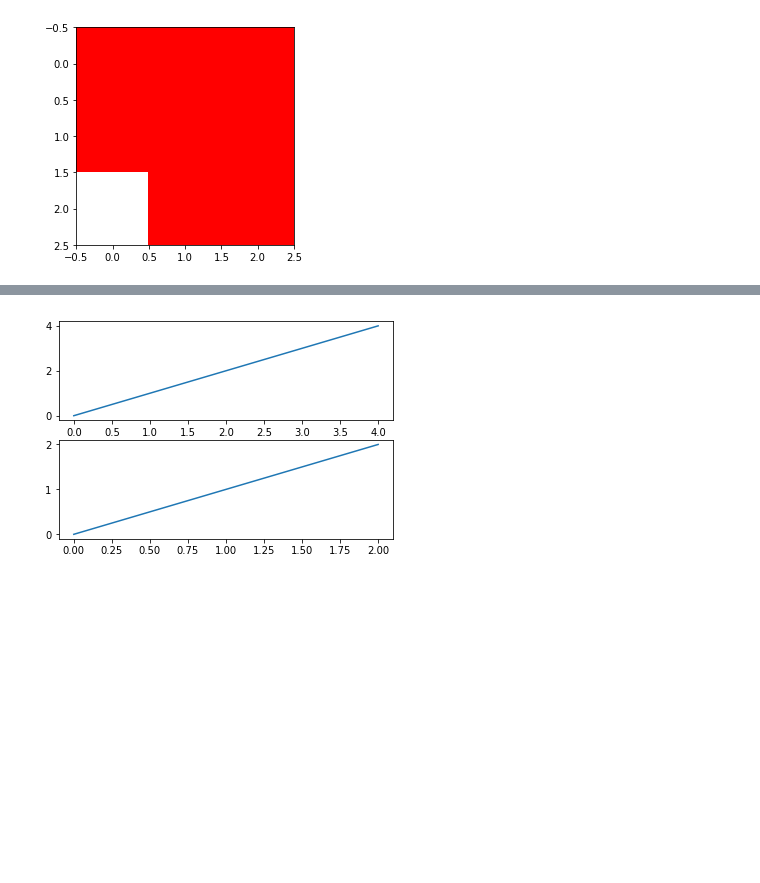
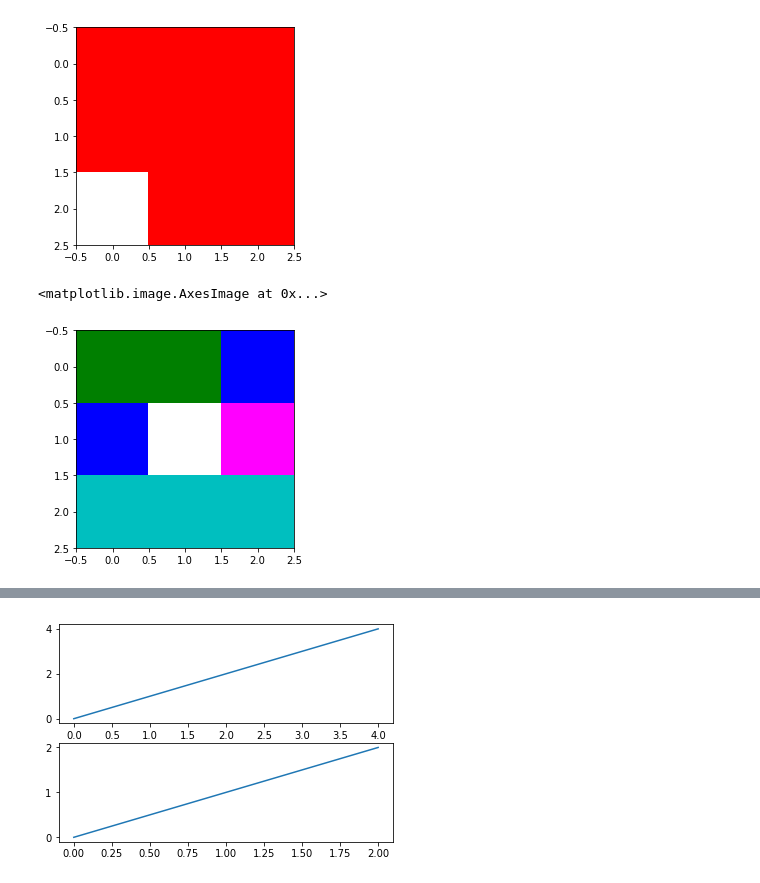
Before and after one commit to mjb-oz/urban_change, a Jupyter notebook: TestSpace.ipynb, the cells around one changed output, grey strips where cells are left out. Drawn from its saved outputs; the diff is of its cells as text; code cells hidden in the pictures; blank space fills up the shorter version.

```diff
--- a/TestSpace.ipynb
+++ b/TestSpace.ipynb
@@ -20,6 +82,26 @@ imshow(bg)
 # %% [output]
 <matplotlib.image.AxesImage at 0x...>
 [figure]
+# %%
+% matplotlib inline
+import matplotlib.colors as colors
+import matplotlib.pyplot as plt
+import numpy as np
+import matplotlib as mpl
+
+
+test = np.zeros((3,3), dtype = np.float32)
+test[:] = np.arange(1,10).reshape(3,3)
+test[1,1] = np.nan
+
+cmap = colors.ListedColormap(['g','b','fuchsia', 'c'])
+# bounds = [1,2,3,4]
+# norm = colors.BoundaryNorm(bounds, cmap.N)
+
+plt.imshow(test, cmap)
+# %% [output]
+<matplotlib.image.AxesImage at 0x...>
+[figure, added]
 # %%
 % matplotlib notebook
 import matplotlib.pyplot as plt
```
Also changed, not shown: parts of 4 cells of this notebook, 3 other files.
